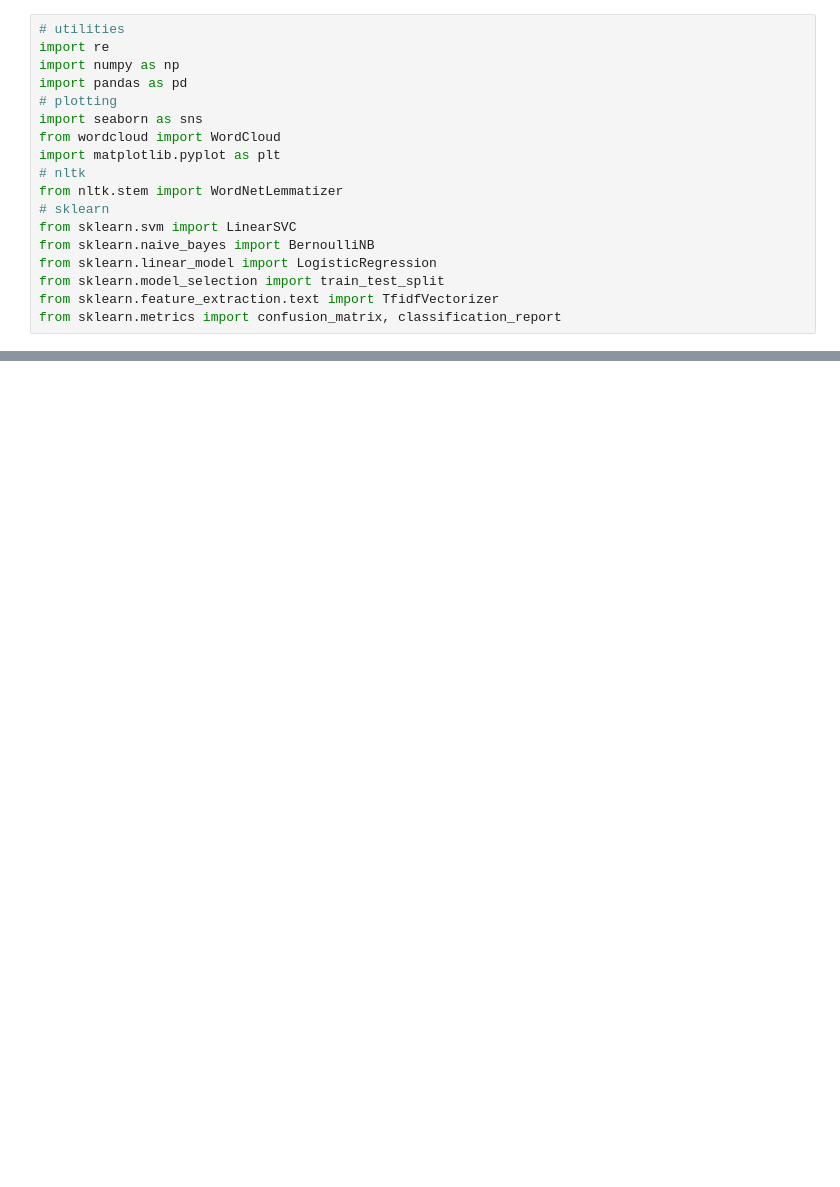
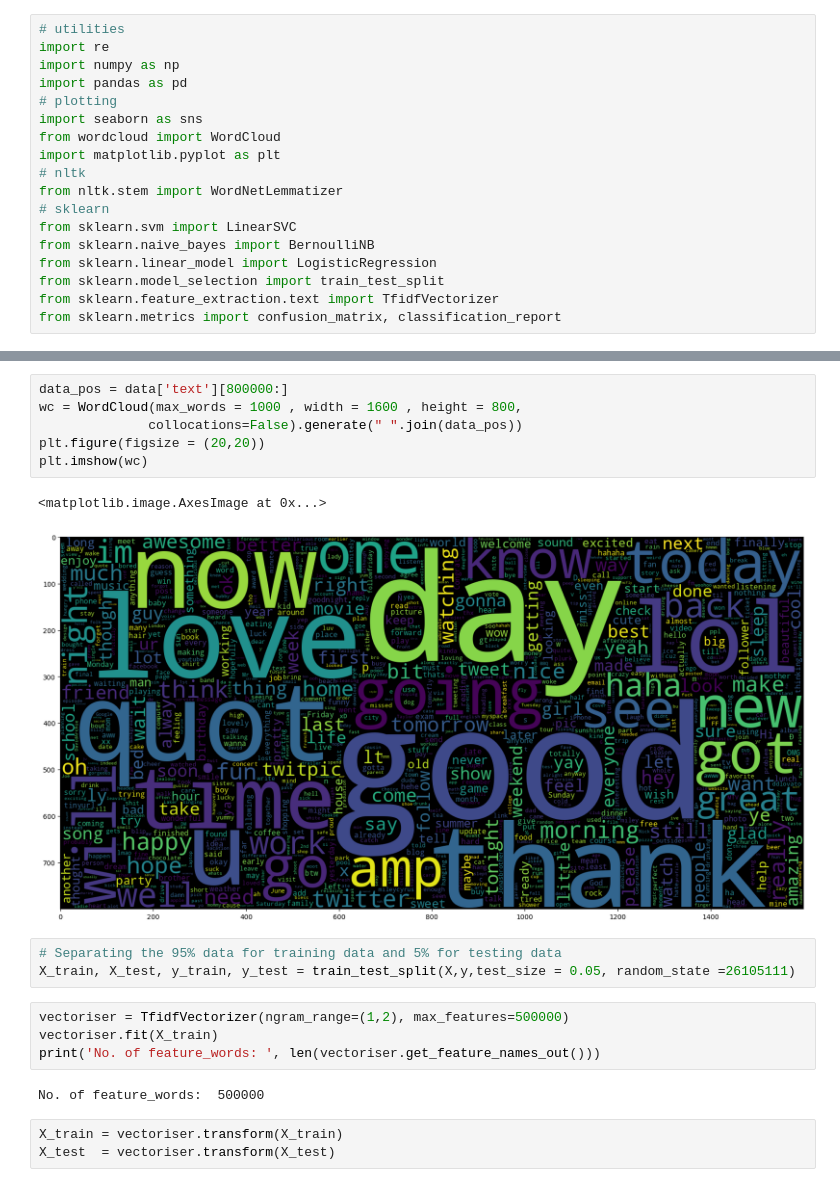
Before and after one commit to Purushotham011/MLOps, a Jupyter notebook: Sentiment_Analysis.ipynb, the cells around one changed output, grey strips where cells are left out. Saved outputs shown, nothing was run; the diff lists cells and outputs as text; blank space fills up the shorter version.

```diff
--- a/Sentiment_Analysis.ipynb
+++ b/Sentiment_Analysis.ipynb
@@ -42,0 +295,21 @@ from sklearn.metrics import confusion_matrix, classification_report
+# %%
+data_pos = data['text'][800000:]
+wc = WordCloud(max_words = 1000 , width = 1600 , height = 800,
+              collocations=False).generate(" ".join(data_pos))
+plt.figure(figsize = (20,20))
+plt.imshow(wc)
+# %% [output]
+<matplotlib.image.AxesImage at 0x...>
+[figure, added]
+# %%
+# Separating the 95% data for training data and 5% for testing data
+X_train, X_test, y_train, y_test = train_test_split(X,y,test_size = 0.05, random_state =26105111)
+# %%
+vectoriser = TfidfVectorizer(ngram_range=(1,2), max_features=500000)
+vectoriser.fit(X_train)
+print('No. of feature_words: ', len(vectoriser.get_feature_names_out()))
+# %% [output]
+No. of feature_words:  500000
+# %%
+X_train = vectoriser.transform(X_train)
+X_test  = vectoriser.transform(X_test)
```
Also changed, not shown: parts of 39 cells of this notebook.
